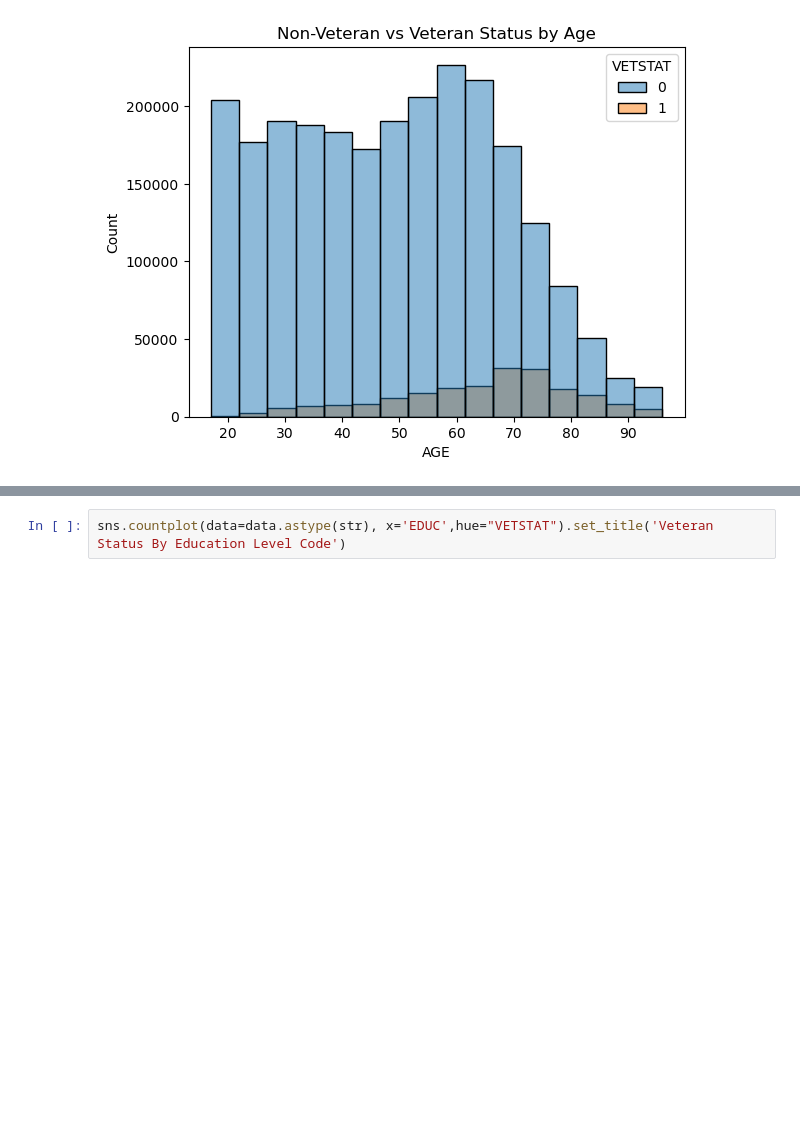
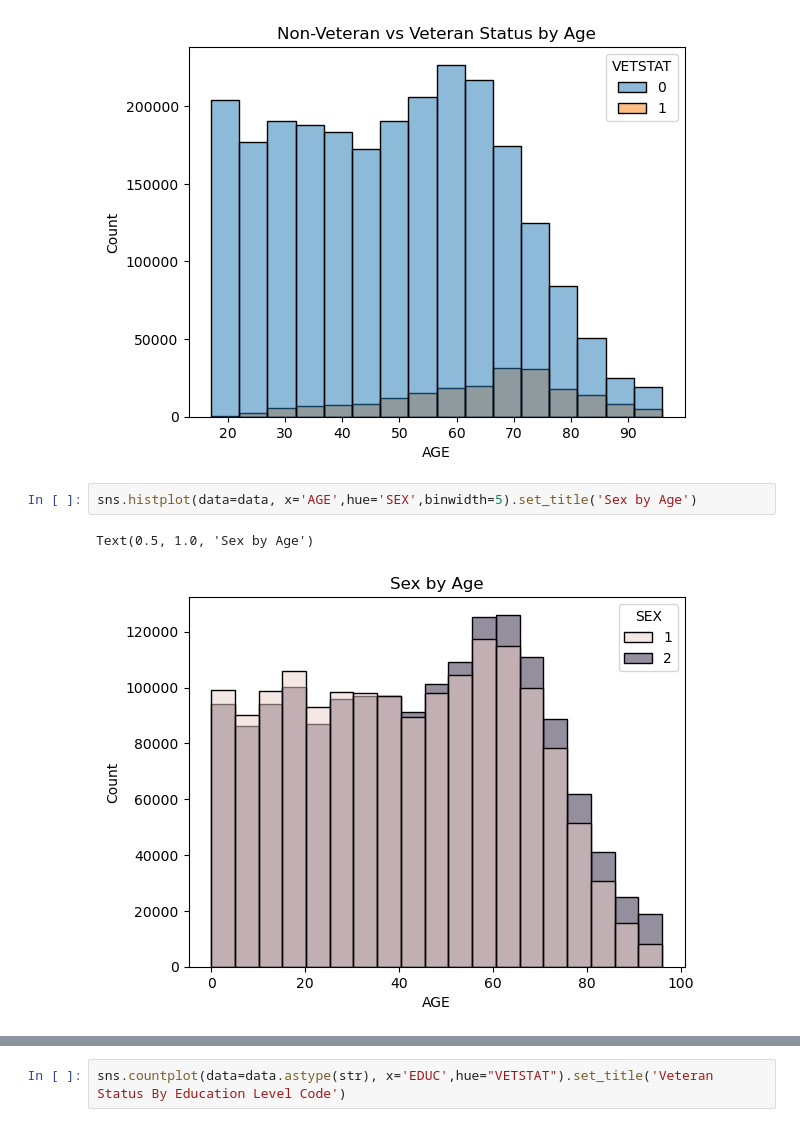
Before and after one commit to Fobertree/Econ220FinalProject, a Jupyter notebook: main.ipynb, the cells around one changed output, grey strips where cells are left out. Cells and saved outputs as stored; diff of their text form; blank space fills up the shorter version.

```diff
--- a/main.ipynb
+++ b/main.ipynb
@@ -243,3 +264,8 @@ sns.histplot(data=data, x='AGE',hue='VETSTAT',binwidth=5).set_title('Non-Veteran
 # %% [output]
 Text(0.5, 1.0, 'Non-Veteran vs Veteran Status by Age')
 [figure]
+# %%
+sns.histplot(data=data, x='AGE',hue='SEX',binwidth=5).set_title('Sex by Age')
+# %% [output]
+Text(0.5, 1.0, 'Sex by Age')
+[figure, added]
```
Also changed, not shown: parts of 6 cells of this notebook.
